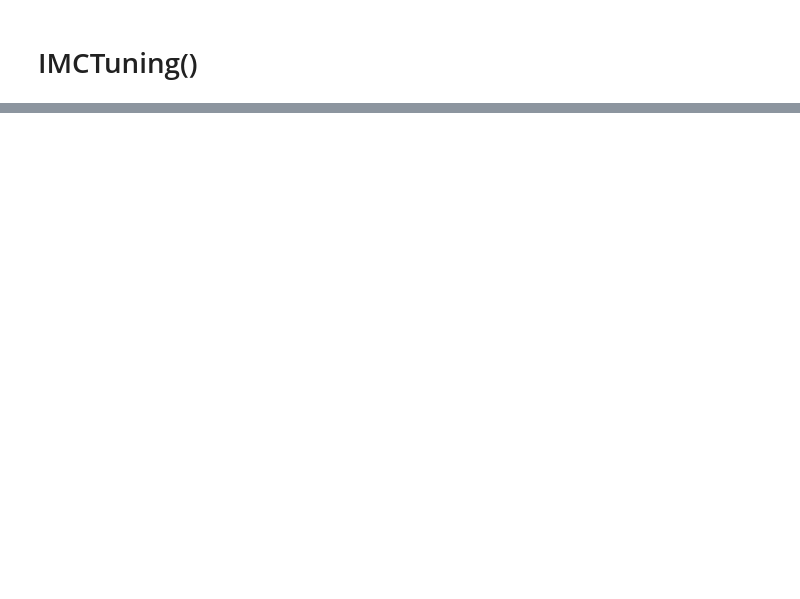
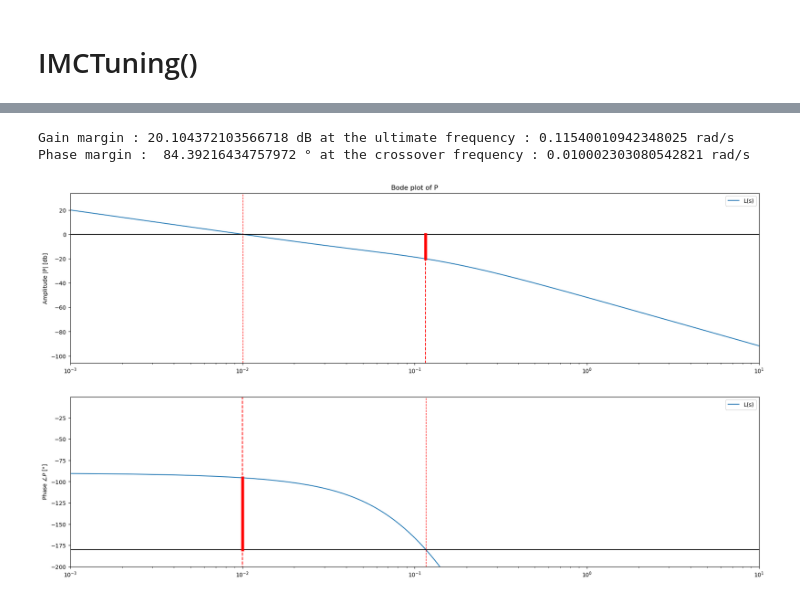
Before and after one commit to BNoteris/Labo_Control_Theory, a Jupyter notebook: package_LAB.ipynb, the cells around one changed output, grey strips where cells are left out. Cells and saved outputs as stored; diff of their text form; code cells hidden in the pictures; blank space fills up the shorter version.

Commit message:
Margins

```diff
--- a/package_LAB.ipynb
+++ b/package_LAB.ipynb
@@ -194,0 +268,32 @@ print("Td = ",Td)
+# %%
+P = Process({})
+
+Kp = 0.48
+T1p = 160
+T2p = 11
+thetap = 4
+
+
+P.parameters['Kp'] = Kp
+P.parameters['Tlag1'] = T1p
+P.parameters['Tlag2'] = T2p
+P.parameters['theta'] = theta
+
+Kc, Ti, Td = IMCTuning(Kp,T1p,T2p,thetap,gamma, 'SOPDT')
+
+C = PID({})
+C.parameters['Kc'] = Kc
+C.parameters['Ti'] = Ti
+C.parameters['Td']= Td
+C.parameters['Tfd'] = alpha *Td # temps dérivation après filtrage
+
+
+omega = np.logspace(-3,1,10000)
+
+Ps = Bode(P,omega,Show=False)
+
+Margin(Ps,C,omega)
+# %% [output]
+Gain margin : 20.104372103566718 dB at the ultimate frequency : 0.11540010942348025 rad/s
+Phase margin :  84.39216434757972 ° at the crossover frequency : 0.010002303080542821 rad/s
+[figure, added]
```
Also changed, not shown: parts of 9 cells of this notebook, 1 other file.
